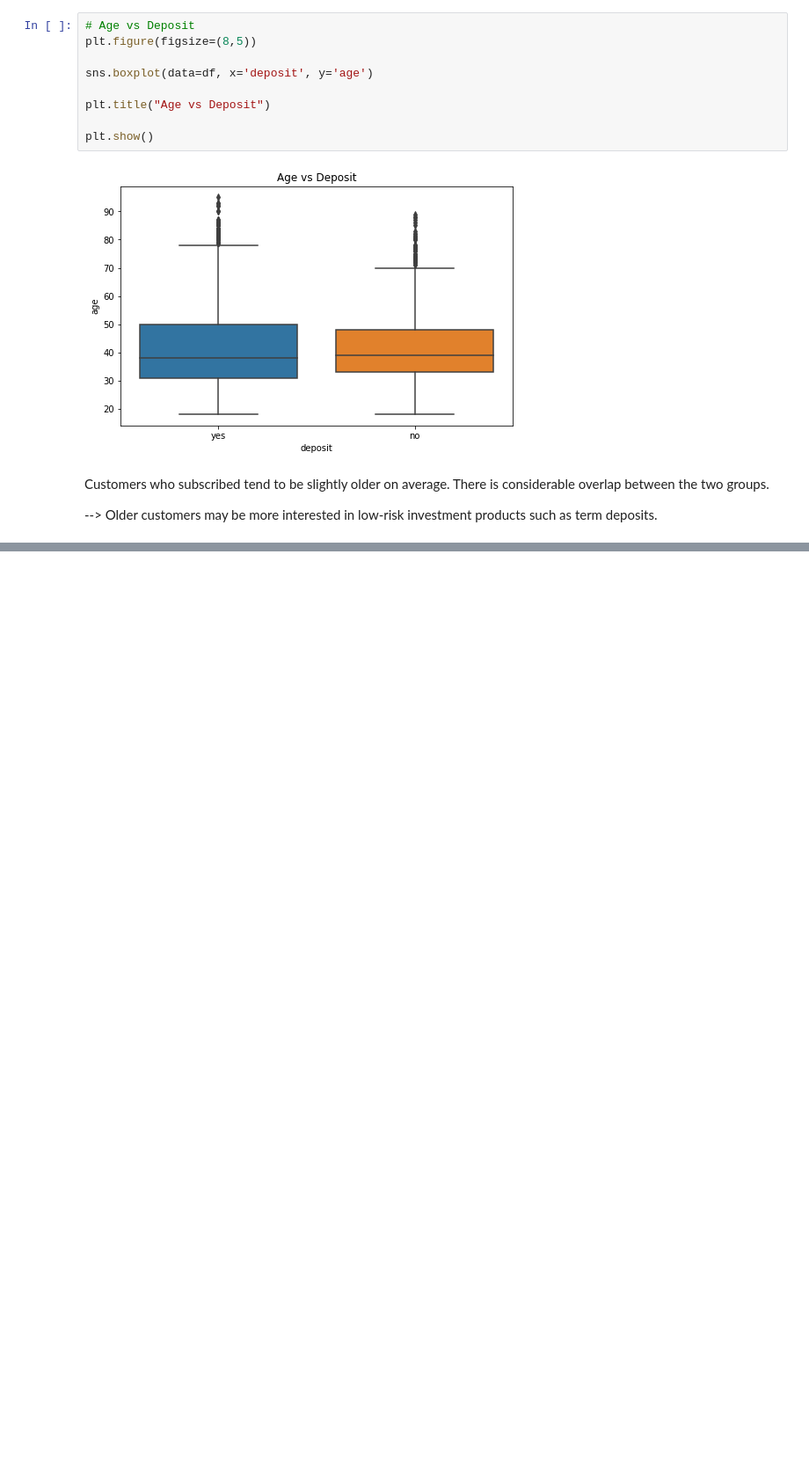
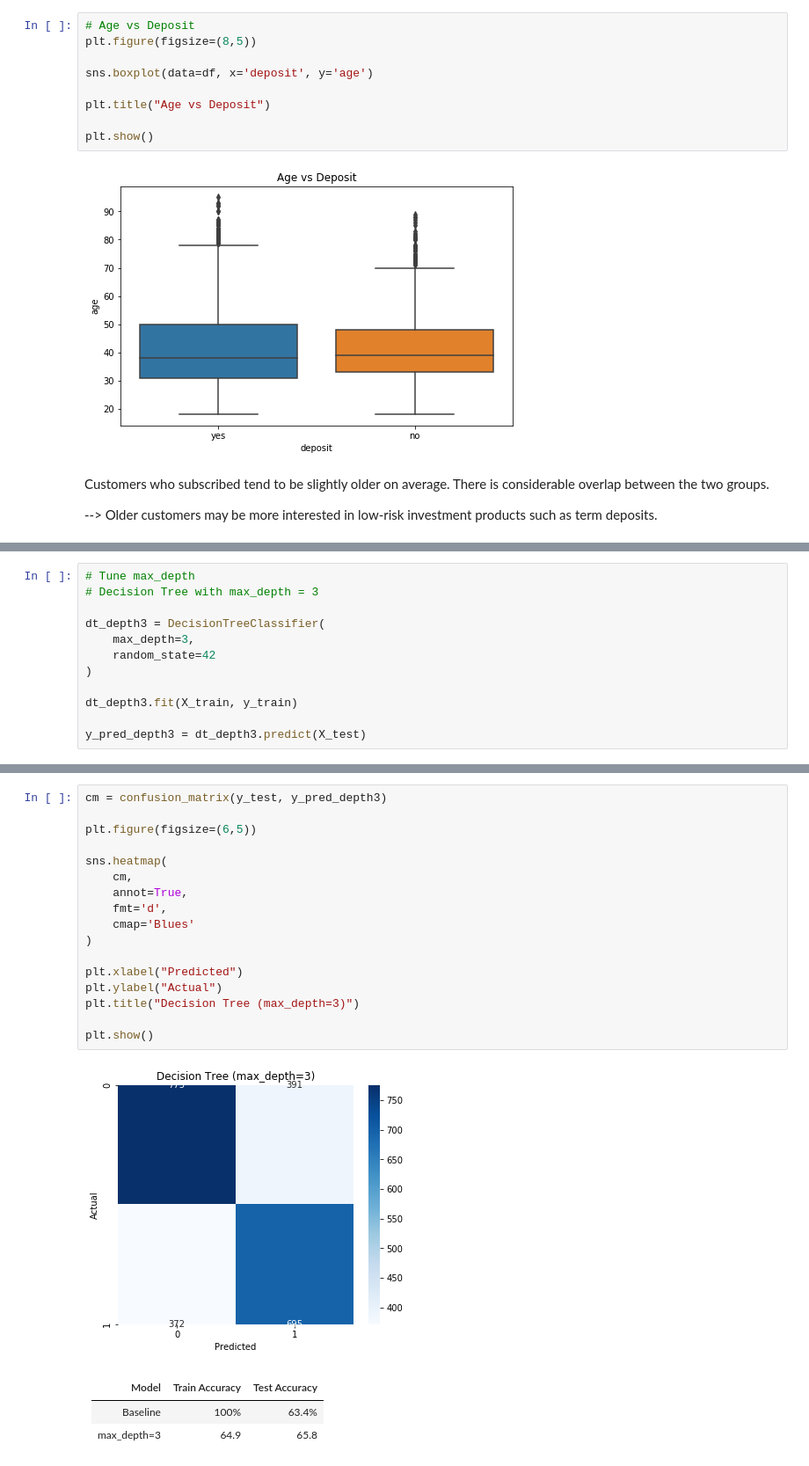
Before and after one commit to Eku12345/ml-learning-journey, a Jupyter notebook: 03-decision-tree/decision_tree_bank_marketing.ipynb, the cells around one changed output, grey strips where cells are left out. Shown at 88% size. Cells and saved outputs as stored; diff of their text form; blank space fills up the shorter version.

```diff
--- a/03-decision-tree/decision_tree_bank_marketing.ipynb
+++ b/03-decision-tree/decision_tree_bank_marketing.ipynb
@@ -391,0 +754,12 @@ There is considerable overlap between the two groups.
+# %%
+# Tune max_depth
+# Decision Tree with max_depth = 3
+
+dt_depth3 = DecisionTreeClassifier(
+    max_depth=3,
+    random_state=42
+)
+
+dt_depth3.fit(X_train, y_train)
+
+y_pred_depth3 = dt_depth3.predict(X_test)
@@ -391,0 +779,24 @@ There is considerable overlap between the two groups.
+# %%
+cm = confusion_matrix(y_test, y_pred_depth3)
+
+plt.figure(figsize=(6,5))
+
+sns.heatmap(
+    cm,
+    annot=True,
+    fmt='d',
+    cmap='Blues'
+)
+
+plt.xlabel("Predicted")
+plt.ylabel("Actual")
+plt.title("Decision Tree (max_depth=3)")
+
+plt.show()
+# %% [output]
+[figure, added]
+# %% [markdown]
+| Model       | Train Accuracy | Test Accuracy |
+| ----------- | -------------: | ------------: |
+| Baseline    |           100% |         63.4% |
+| max_depth=3 |           64.9|           65.8 |
```
Also changed, not shown: parts of 63 cells of this notebook, 2 other files.
